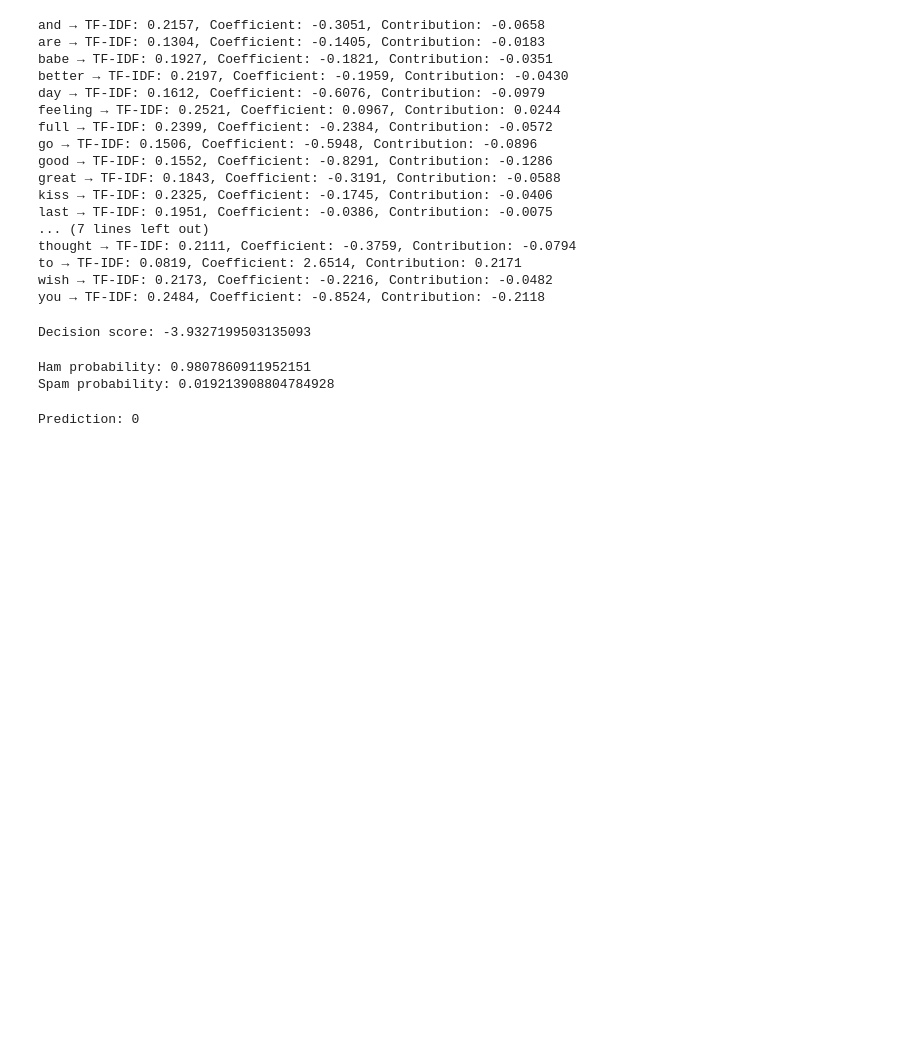
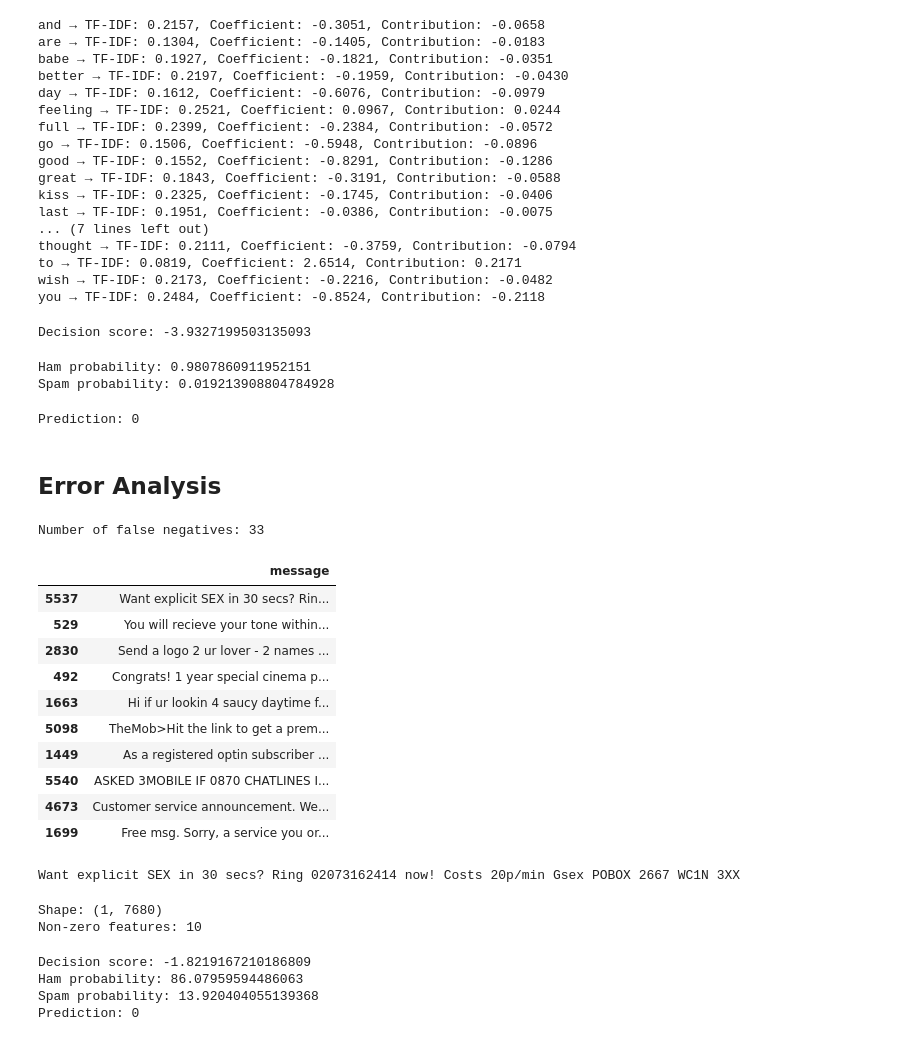
Before and after one commit to rotokpa/email-spam-detector, a Jupyter notebook: notebooks/01_data_exploration.ipynb, the cells around one changed output. Cells and saved outputs as stored; diff of their text form; code cells hidden in the pictures; blank space fills up the shorter version.

```diff
--- a/notebooks/01_data_exploration.ipynb
+++ b/notebooks/01_data_exploration.ipynb
@@ -673,3 +673,60 @@ prediction = model.predict(message_tfidf)
 print("Prediction:", prediction[0])
 # %% [output]
 Prediction: 0
+# %% [markdown]
+## Error Analysis
+# %%
+results = X_test.to_frame(name="message") #creating a new data frame and culmns
+
+results["actual"] = y_test_encoded
+results["predicted"] = y_pred
+# %%
+false_negatives = results[
+    (results["actual"] == 1) & (results["predicted"] == 0)
+]
+
+print("Number of false negatives:", len(false_negatives)) #sanity check
+# %% [output]
+Number of false negatives: 33
+# %%
+false_negatives[["message"]].head(10) #spam message classified as ham(FP)
+# %% [output]
+|  | message |
+| 5537 | Want explicit SEX in 30 secs? Rin... |
+| 529 | You will recieve your tone within... |
+| 2830 | Send a logo 2 ur lover - 2 names ... |
+| 492 | Congrats! 1 year special cinema p... |
+| 1663 | Hi if ur lookin 4 saucy daytime f... |
+| 5098 | TheMob>Hit the link to get a prem... |
+| 1449 | As a registered optin subscriber ... |
+| 5540 | ASKED 3MOBILE IF 0870 CHATLINES I... |
+| 4673 | Customer service announcement. We... |
+| 1699 | Free msg. Sorry, a service you or... |
+# %%
+missed_message = false_negatives.iloc[0]["message"]
+
+print(missed_message)
+# %% [output]
+Want explicit SEX in 30 secs? Ring 02073162414 now! Costs 20p/min Gsex POBOX 2667 WC1N 3XX
+# %%
+missed_tfidf = tfidf.transform([missed_message])
+
+print("Shape:", missed_tfidf.shape)
+print("Non-zero features:", missed_tfidf.nnz)
+# %% [output]
+Shape: (1, 7680)
+Non-zero features: 10
+# %%
+decision_score = model.decision_function(missed_tfidf)[0]
+probabilities = model.predict_proba(missed_tfidf)[0]
+prediction = model.predict(missed_tfidf)[0]
+
+print("Decision score:", decision_score)
+print("Ham probability:", probabilities[0] * 100)
+print("Spam probability:", probabilities[1] * 100)
+print("Prediction:", prediction)
+# %% [output]
+Decision score: -1.8219167210186809
+Ham probability: 86.07959594486063
+Spam probability: 13.920404055139368
+Prediction: 0
```
Also changed, not shown: parts of 13 cells of this notebook, 1 other file.
